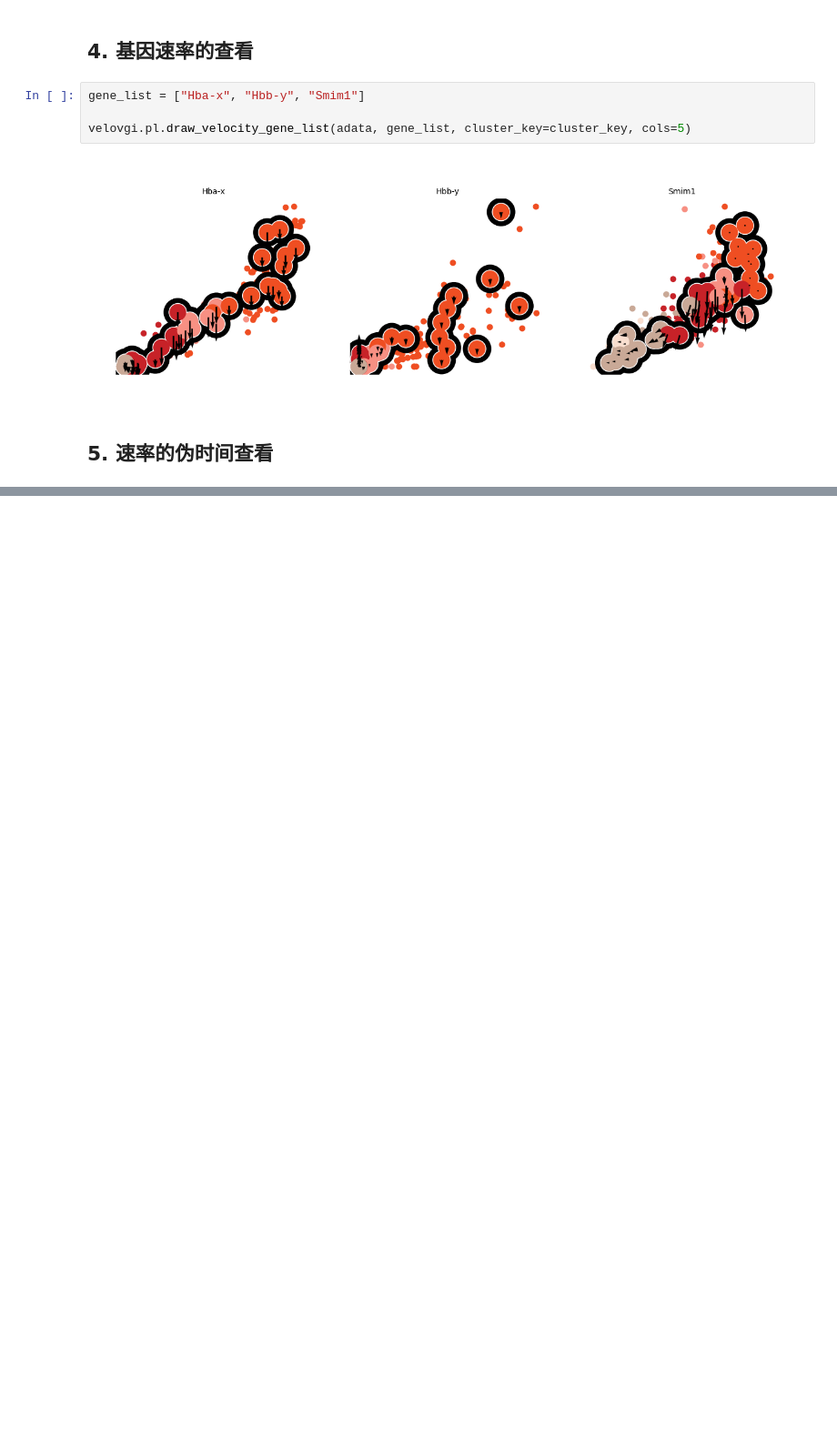
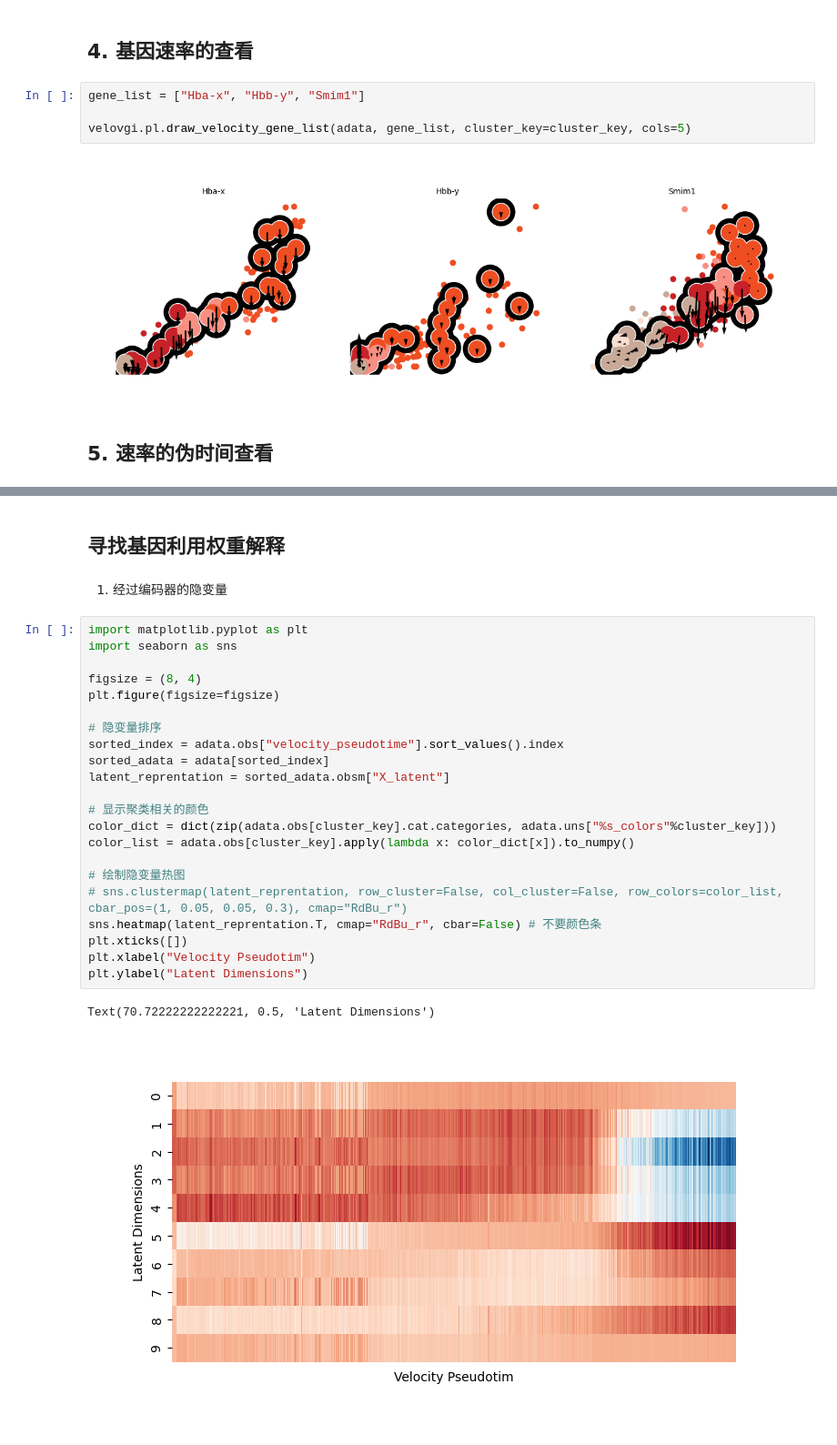
Before and after one commit to HuangDDU/velovgi_workstation, a Jupyter notebook: notebook/local_pc/erythroid_lineage/3. 下游分析1.ipynb, the cells around one changed output, grey strips where cells are left out. Shown at 91% size. Cells and saved outputs as stored; diff of their text form; blank space fills up the shorter version.

```diff
--- a/notebook/local_pc/erythroid_lineage/3. 下游分析1.ipynb
+++ b/notebook/local_pc/erythroid_lineage/3. 下游分析1.ipynb
@@ -157,0 +174,29 @@ computing terminal states
+# %% [markdown]
+## 寻找基因利用权重解释
+# %% [markdown]
+1. 经过编码器的隐变量
+# %%
+import matplotlib.pyplot as plt
+import seaborn as sns
+
+figsize = (8, 4)
+plt.figure(figsize=figsize)
+
+# 隐变量排序
+sorted_index = adata.obs["velocity_pseudotime"].sort_values().index
+sorted_adata = adata[sorted_index]
+latent_reprentation = sorted_adata.obsm["X_latent"]
+
+# 显示聚类相关的颜色
+color_dict = dict(zip(adata.obs[cluster_key].cat.categories, adata.uns["%s_colors"%cluster_key]))
+color_list = adata.obs[cluster_key].apply(lambda x: color_dict[x]).to_numpy()
+
+# 绘制隐变量热图
+# sns.clustermap(latent_reprentation, row_cluster=False, col_cluster=False, row_colors=color_list, cbar_pos=(1, 0.05, 0.05, 0.3), cmap="RdBu_r")
+sns.heatmap(latent_reprentation.T, cmap="RdBu_r", cbar=False) # 不要颜色条
+plt.xticks([])
+plt.xlabel("Velocity Pseudotim")
+plt.ylabel("Latent Dimensions")
+# %% [output]
+Text(70.72222222222221, 0.5, 'Latent Dimensions')
+[figure, added]
```
Also changed, not shown: parts of 18 cells of this notebook, 7 other files.
